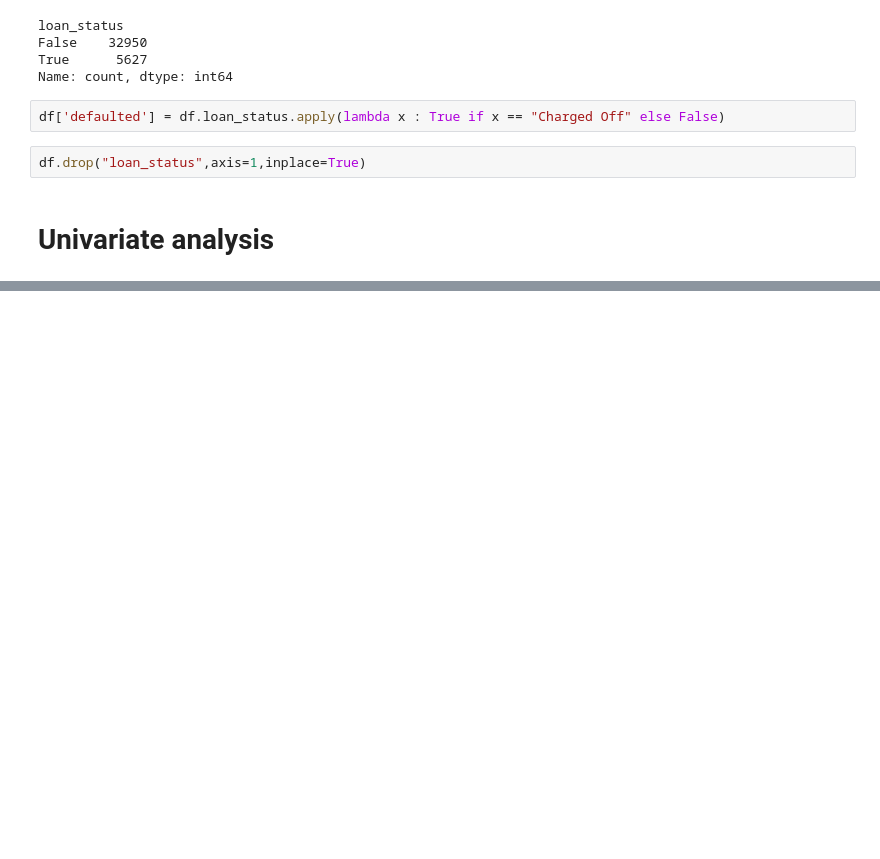
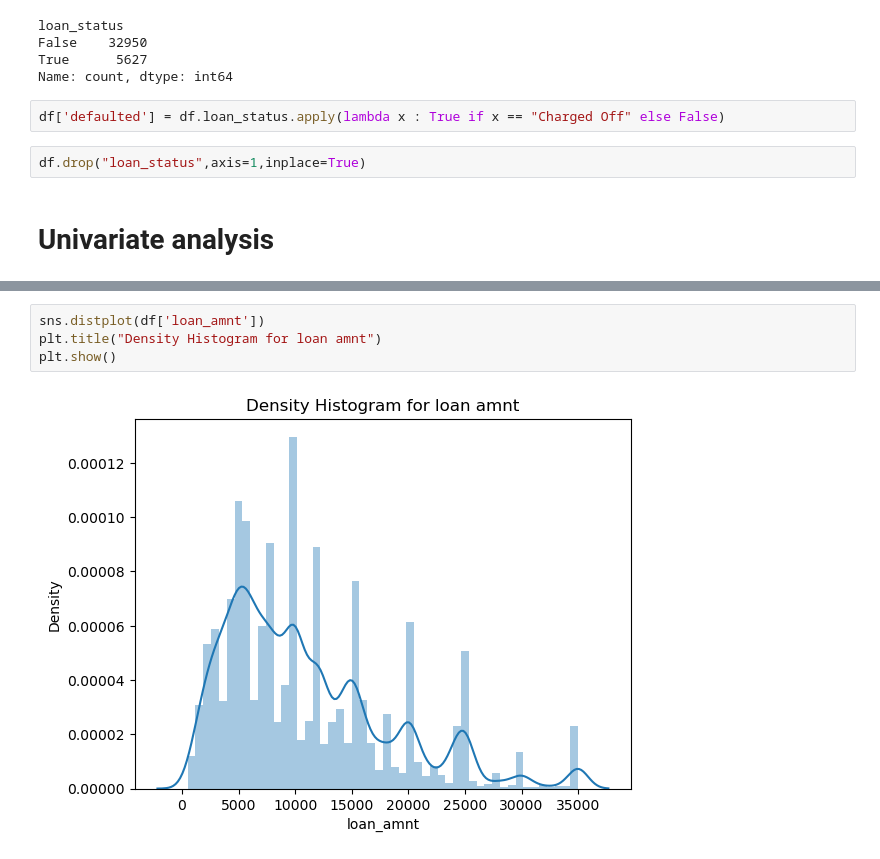
Before and after one commit to KhGunindro/LendingClubCaseStudy, a Jupyter notebook: KhuraijamGunindro.ipynb, the cells around one changed output, grey strips where cells are left out. Saved outputs shown, nothing was run; the diff lists cells and outputs as text; blank space fills up the shorter version.

```diff
--- a/KhuraijamGunindro.ipynb
+++ b/KhuraijamGunindro.ipynb
@@ -446,0 +543,6 @@ df.drop("loan_status",axis=1,inplace=True)
+# %%
+sns.distplot(df['loan_amnt'])
+plt.title("Density Histogram for loan amnt")
+plt.show()
+# %% [output]
+[figure, added]
```
Also changed, not shown: parts of 40 cells of this notebook.
